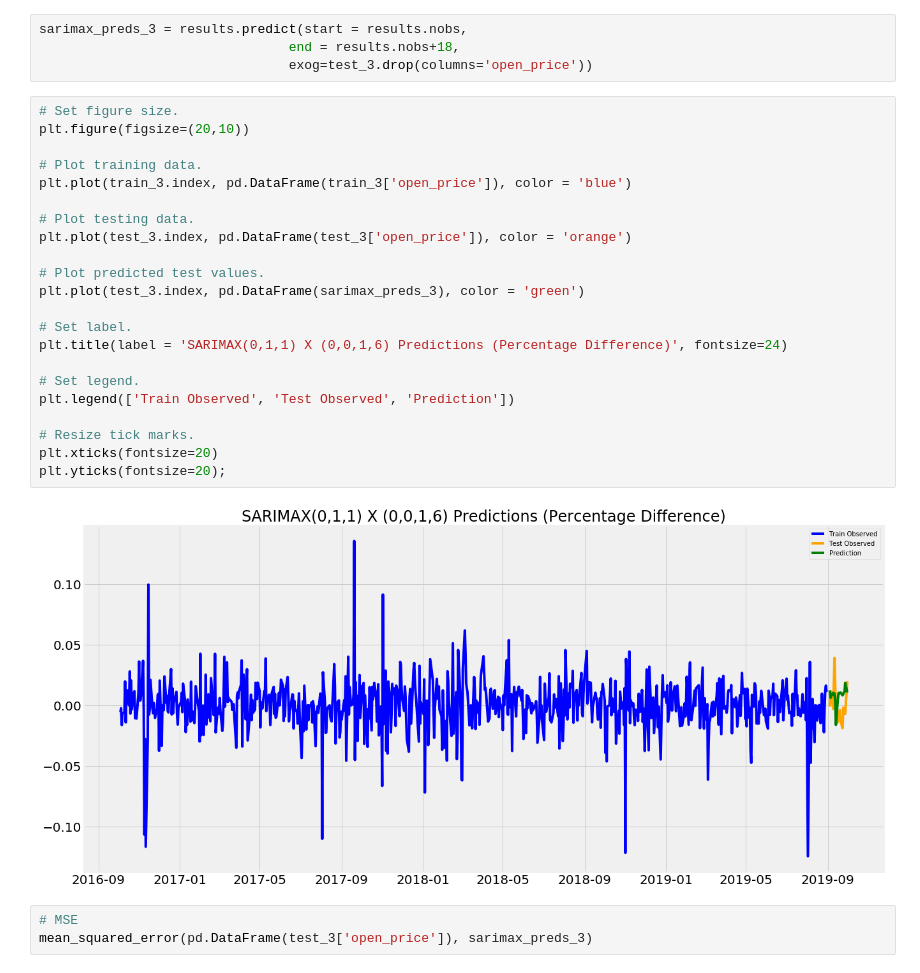
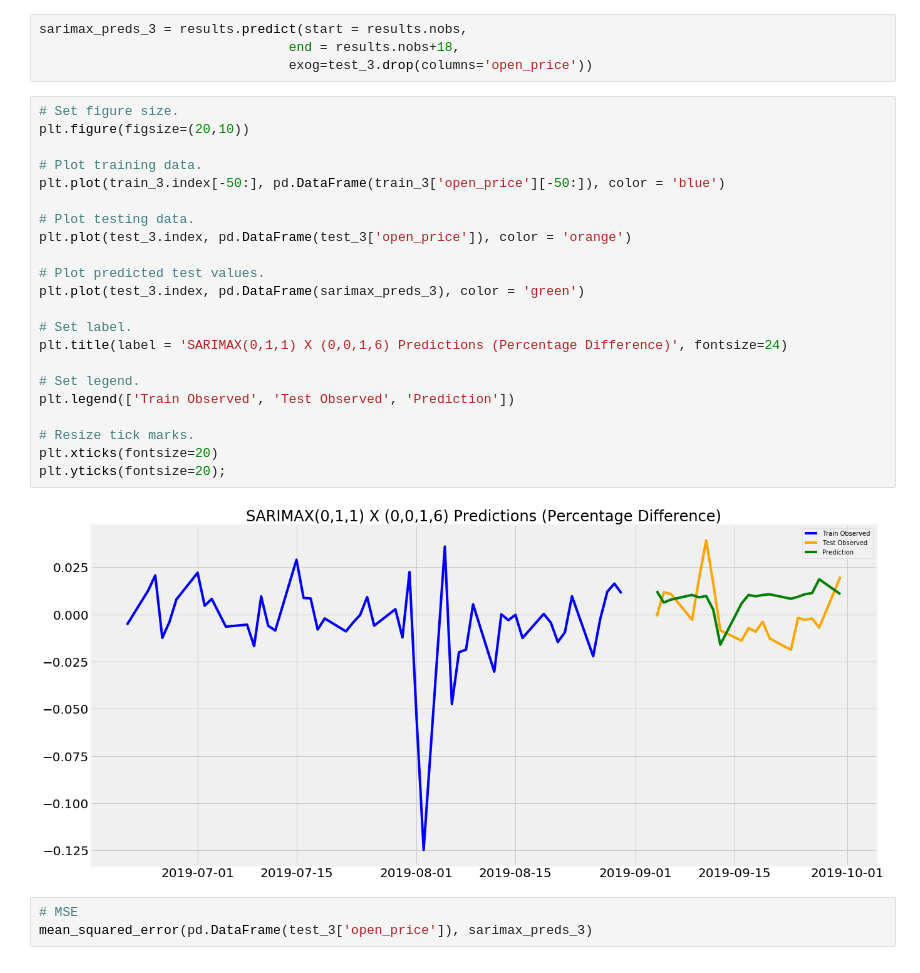
Before and after one commit to F1282231/RGR_Stock_Price_Project, a Jupyter notebook: code/Part-7-modeling-and-evaluation.ipynb, the cells around one changed output. Cells and saved outputs as stored; diff of their text form.

```diff
--- a/code/Part-7-modeling-and-evaluation.ipynb
+++ b/code/Part-7-modeling-and-evaluation.ipynb
@@ -575,27 +578,27 @@ sarimax_preds_3 = results.predict(start = results.nobs,
 # %%
 # Set figure size.
 plt.figure(figsize=(20,10))
 
 # Plot training data.
-plt.plot(train_3.index, pd.DataFrame(train_3['open_price']), color = 'blue')
+plt.plot(train_3.index[-50:], pd.DataFrame(train_3['open_price'][-50:]), color = 'blue')
 
 # Plot testing data.
 plt.plot(test_3.index, pd.DataFrame(test_3['open_price']), color = 'orange')
 
 # Plot predicted test values.
 plt.plot(test_3.index, pd.DataFrame(sarimax_preds_3), color = 'green')
 
 # Set label.
 plt.title(label = 'SARIMAX(0,1,1) X (0,0,1,6) Predictions (Percentage Difference)', fontsize=24)
 
 # Set legend.
 plt.legend(['Train Observed', 'Test Observed', 'Prediction'])
 
 # Resize tick marks.
 plt.xticks(fontsize=20)
 plt.yticks(fontsize=20);
 # %% [output]
-[figure, old version]
+[figure, new version]
 # %%
 # MSE
 mean_squared_error(pd.DataFrame(test_3['open_price']), sarimax_preds_3)
```
Also changed, not shown: parts of 4 cells of this notebook, 21 other files.
